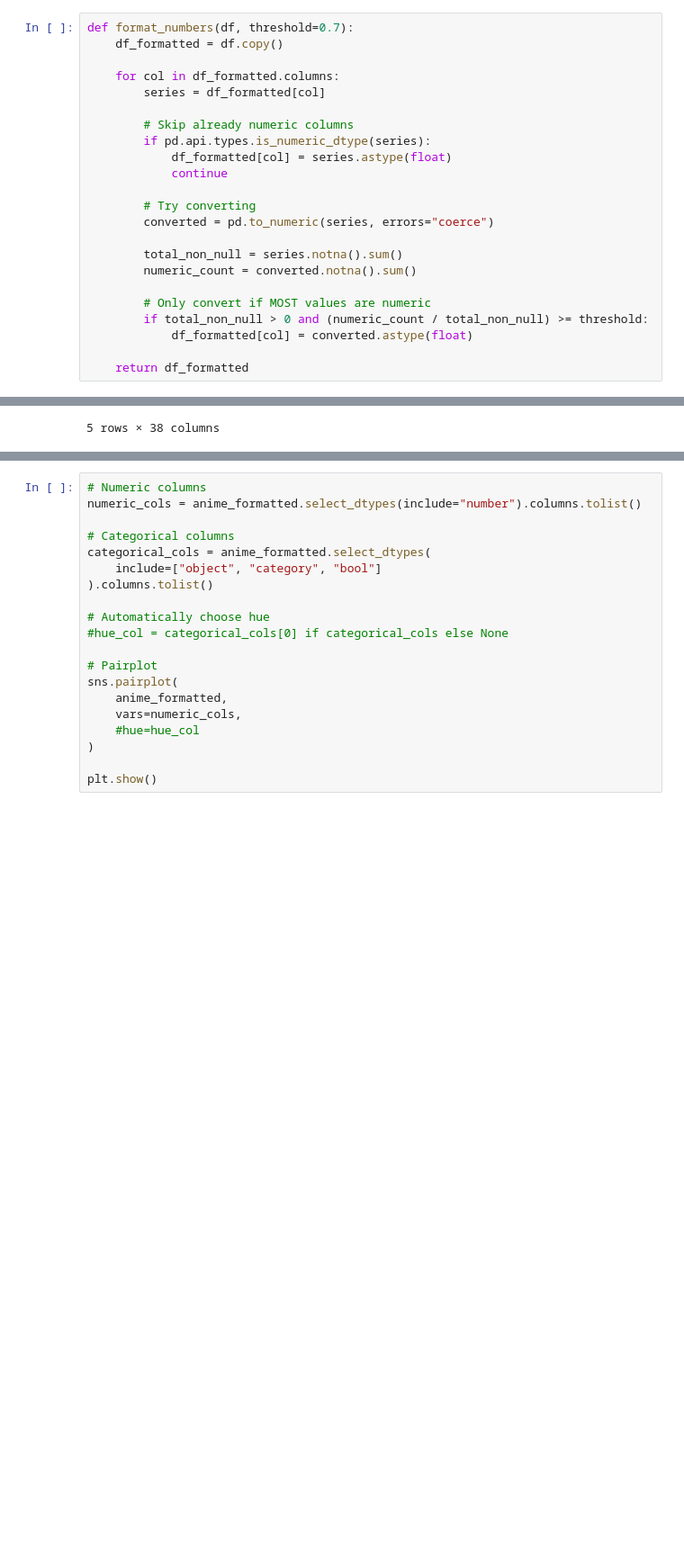
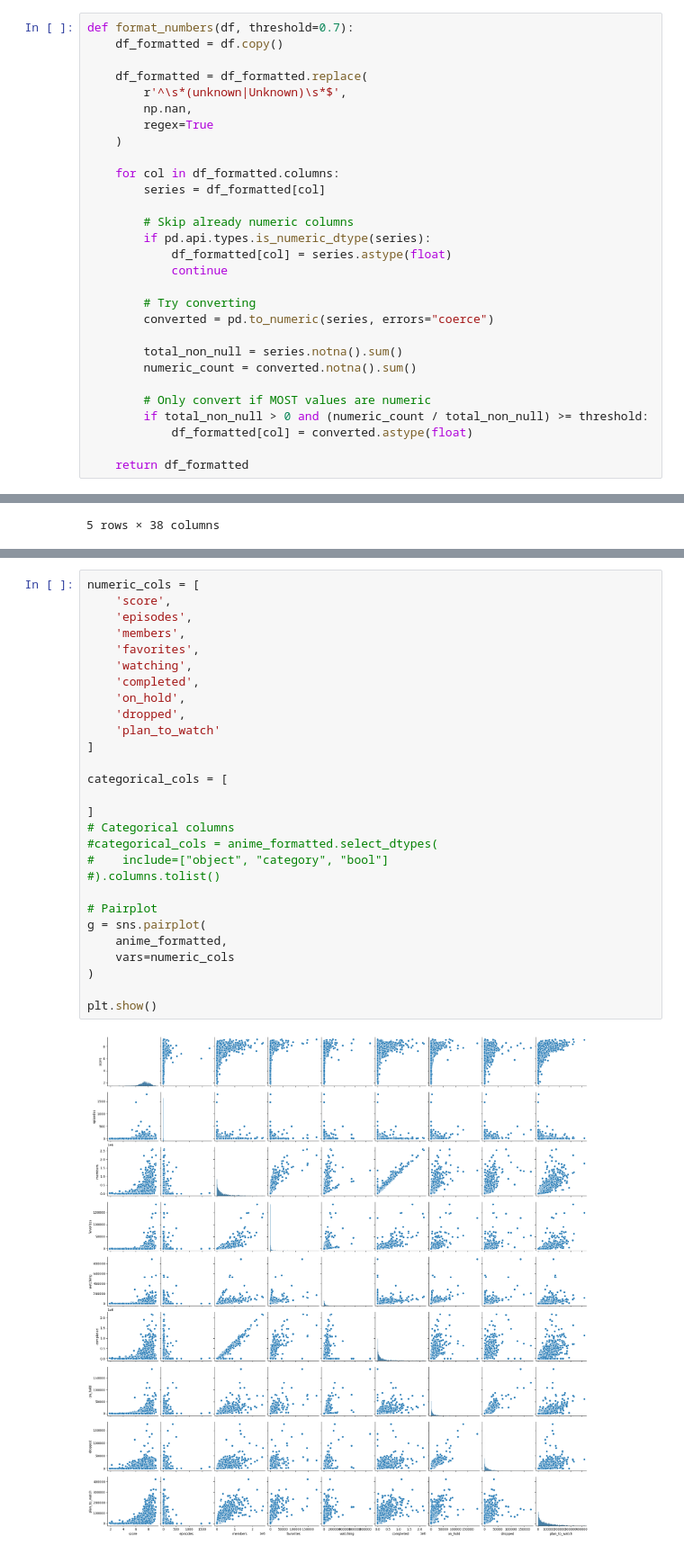
Before and after one commit to Nubily44/CD_EP, a Jupyter notebook: pre_analise.ipynb, the cells around one changed output, grey strips where cells are left out. Shown at 90% size. Cells and saved outputs as stored; diff of their text form; blank space fills up the shorter version.

```diff
--- a/pre_analise.ipynb
+++ b/pre_analise.ipynb
@@ -101,6 +101,12 @@ dtype: object
 # %%
 def format_numbers(df, threshold=0.7):
     df_formatted = df.copy()
+
+    df_formatted = df_formatted.replace(
+        r'^\s*(unknown|Unknown)\s*$',
+        np.nan,
+        regex=True
+    )
 
     for col in df_formatted.columns:
         series = df_formatted[col]
@@ -156,20 +226,30 @@ anime_formatted.head()
 # %%
-# Numeric columns
-numeric_cols = anime_formatted.select_dtypes(include="number").columns.tolist()
+numeric_cols = [
+    'score',
+    'episodes',
+    'members',
+    'favorites',
+    'watching',
+    'completed',
+    'on_hold',
+    'dropped',
+    'plan_to_watch'
+]
 
+categorical_cols = [
+
+]
 # Categorical columns
-categorical_cols = anime_formatted.select_dtypes(
-    include=["object", "category", "bool"]
-).columns.tolist()
-
-# Automatically choose hue
-#hue_col = categorical_cols[0] if categorical_cols else None
+#categorical_cols = anime_formatted.select_dtypes(
+#    include=["object", "category", "bool"]
+#).columns.tolist()
 
 # Pairplot
-sns.pairplot(
+g = sns.pairplot(
     anime_formatted,
-    vars=numeric_cols,
-    #hue=hue_col
+    vars=numeric_cols
 )
 
 plt.show()
+# %% [output]
+[figure, added]
```
Also changed, not shown: parts of 5 cells of this notebook.
